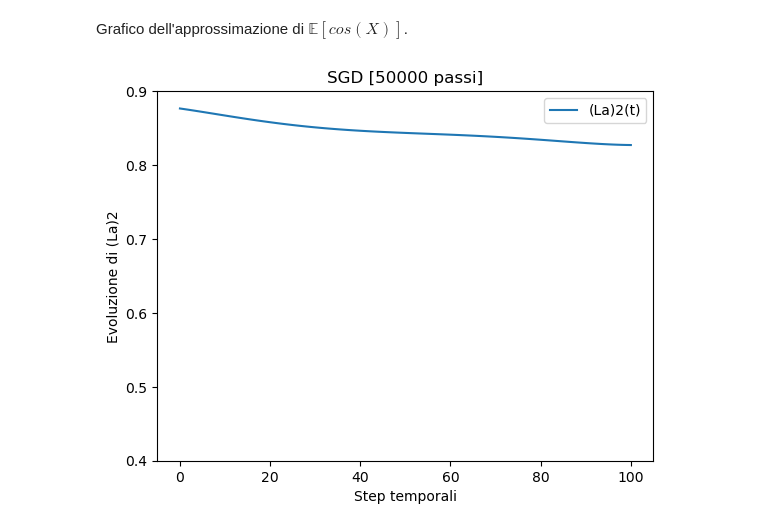
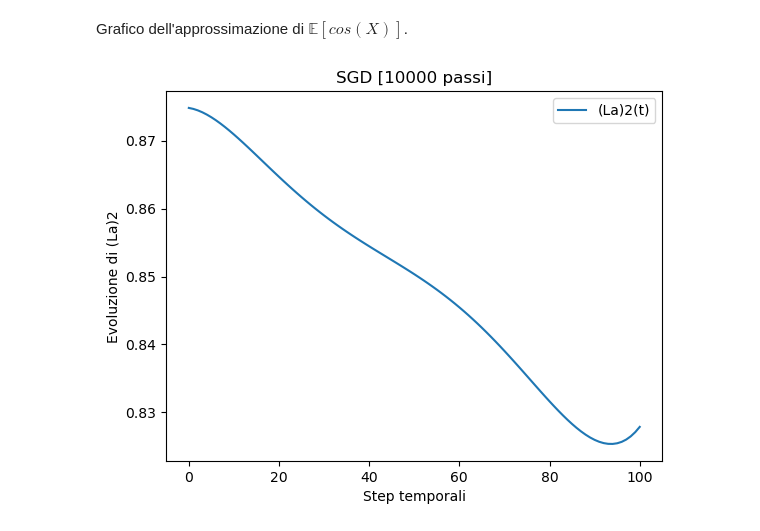
Before and after one commit to amatoandre/TESI, a Jupyter notebook: SGD.ipynb, the cells around one changed output. Saved outputs shown, nothing was run; the diff lists cells and outputs as text; code cells hidden in the pictures.

```diff
--- a/SGD.ipynb
+++ b/SGD.ipynb
@@ -206,7 +206,7 @@ if __name__ == "__main__":
     n = 5
     r0 = 10
     rho = 0.7
-    m = 50000
+    m = 10000
     M = 1
     tipo = 'lagrange'
 
@@ -261,11 +242,11 @@ Grafico dell'approssimazione di $\mathbb{E}[cos(X)]$.
 # %%
 fig = plt.figure()
 plt.title("SGD [" + str(m) + " passi]")
 plt.xlabel("Step temporali")
 plt.ylabel("Evoluzione di (La)2")
-plt.ylim(0.4, 0.9) # se non c'è il grafico è molto zoomato
+# plt.ylim(0.4, 0.9) # se non c'è il grafico è molto zoomato
 plt.plot(np.dot(a2, g), label='(La)2(t)')
 plt.legend()
 plt.show()
 # %% [output]
-[figure, old version]
+[figure, new version]
```
Also changed, not shown: parts of 3 cells of this notebook, 2 other files.
